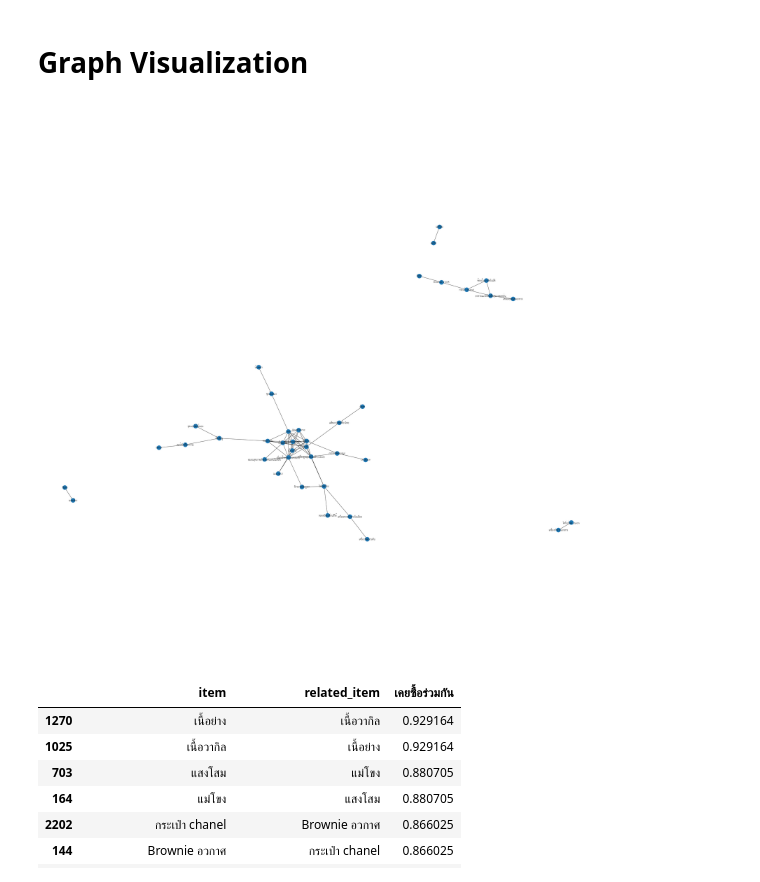
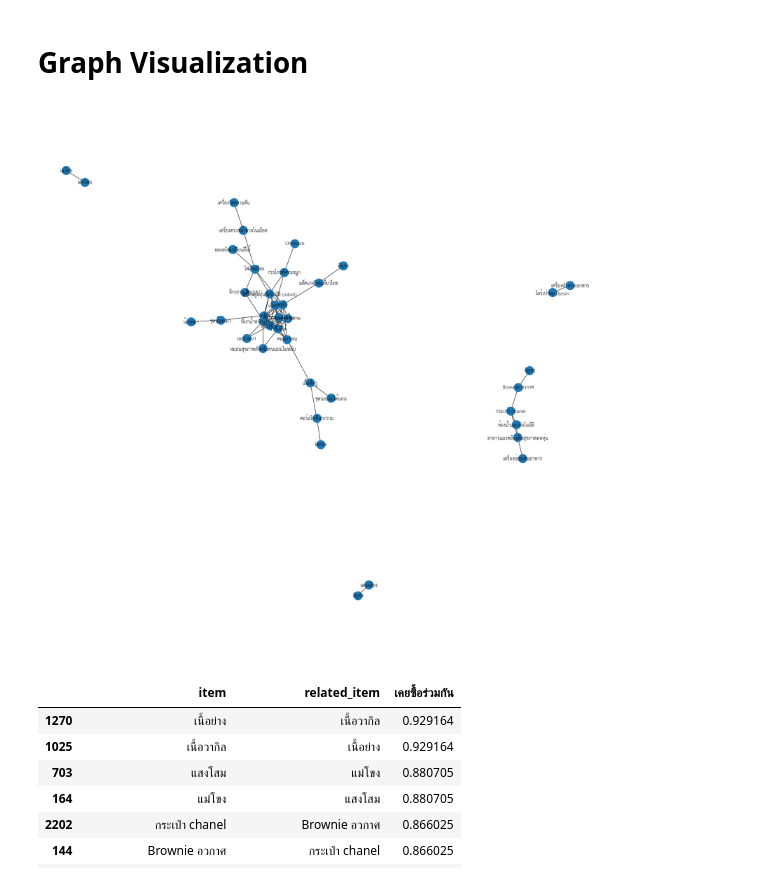
Before and after one commit to yakonaru/BADS7105, a Jupyter notebook: Homework 07 – Product Recommendation/HW07_Product_Recommendation.ipynb, the cells around one changed output. Drawn from its saved outputs; the diff is of its cells as text; code cells hidden in the pictures.

```diff
--- a/Homework 07 – Product Recommendation/HW07_Product_Recommendation.ipynb
+++ b/Homework 07 – Product Recommendation/HW07_Product_Recommendation.ipynb
@@ -235,11 +235,11 @@ links_filered.sort_values(by=['เคยซื้อร่วมกัน'],asce
 # %%
 G = nx.from_pandas_edgelist(links_filered,source='item',target='related_item')
 nx.draw(G, node_size=500,with_labels=True,font_family='TH Sarabun New')
 plt.axis('equal')
-plt.rcParams["figure.figsize"] = (40,40)
+plt.rcParams["figure.figsize"] = (20,20)
 plt.show()
 # %% [output]
-[figure, old version]
+[figure, new version]
 # %%
 links_filered.sort_values(by=['เคยซื้อร่วมกัน'],ascending=False).head(15)
 # %% [output]
```
Also changed, not shown: 1 other file.
